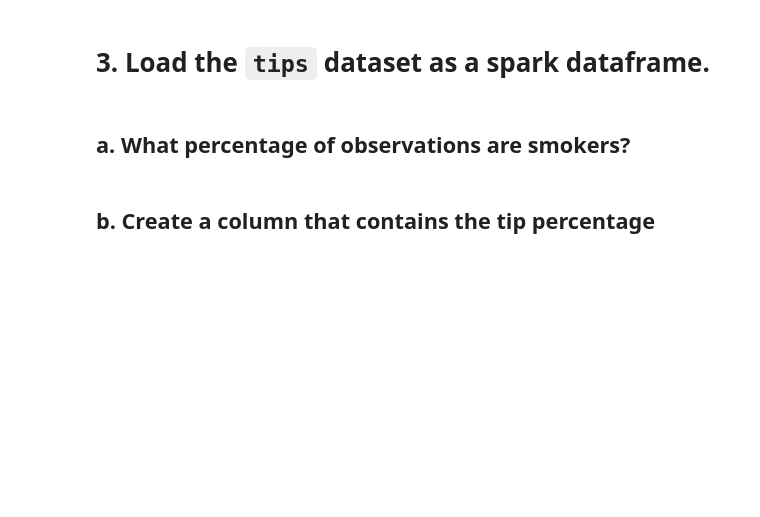
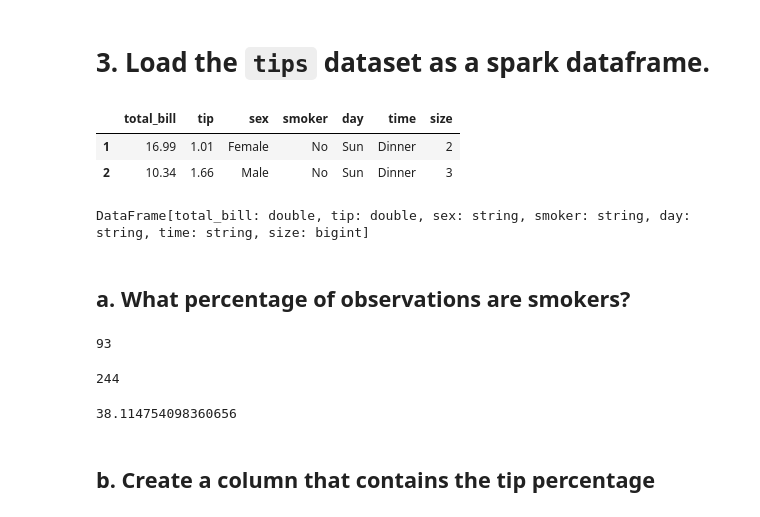
Before and after one commit to o0amandagomez0o/spark-exercises, a Jupyter notebook: spark101.ipynb, the cells around one changed output. Saved outputs shown, nothing was run; the diff lists cells and outputs as text; code cells hidden in the pictures; blank space fills up the shorter version.

```diff
--- a/spark101.ipynb
+++ b/spark101.ipynb
@@ -27,6 +164,31 @@ For each vehicle.
 # %% [markdown]
 # 3. Load the `tips` dataset as a spark dataframe.
+# %%
+tip = data('tips')
+# %%
+tip.head(2)
+# %% [output]
+|  | total_bill | tip | sex | smoker | day | time | size |
+| 1 | 16.99 | 1.01 | Female | No | Sun | Dinner | 2 |
+| 2 | 10.34 | 1.66 | Male | No | Sun | Dinner | 3 |
+# %%
+tips = spark.createDataFrame(tip)
+tips
+# %% [output]
+DataFrame[total_bill: double, tip: double, sex: string, smoker: string, day: string, time: string, size: bigint]
 # %% [markdown]
 ## a. What percentage of observations are smokers?
+# %%
+tips.filter(tips.smoker == 'Yes').count()
+# %% [output]
+93
+# %%
+tips.count()
+# %% [output]
+244
+# %%
+((tips.filter(tips.smoker == 'Yes').count()) / (tips.count())) * 100
+# %% [output]
+38.114754098360656
 # %% [markdown]
 ## b. Create a column that contains the tip percentage
```
Also changed, not shown: parts of 66 cells of this notebook, 1 other file.
